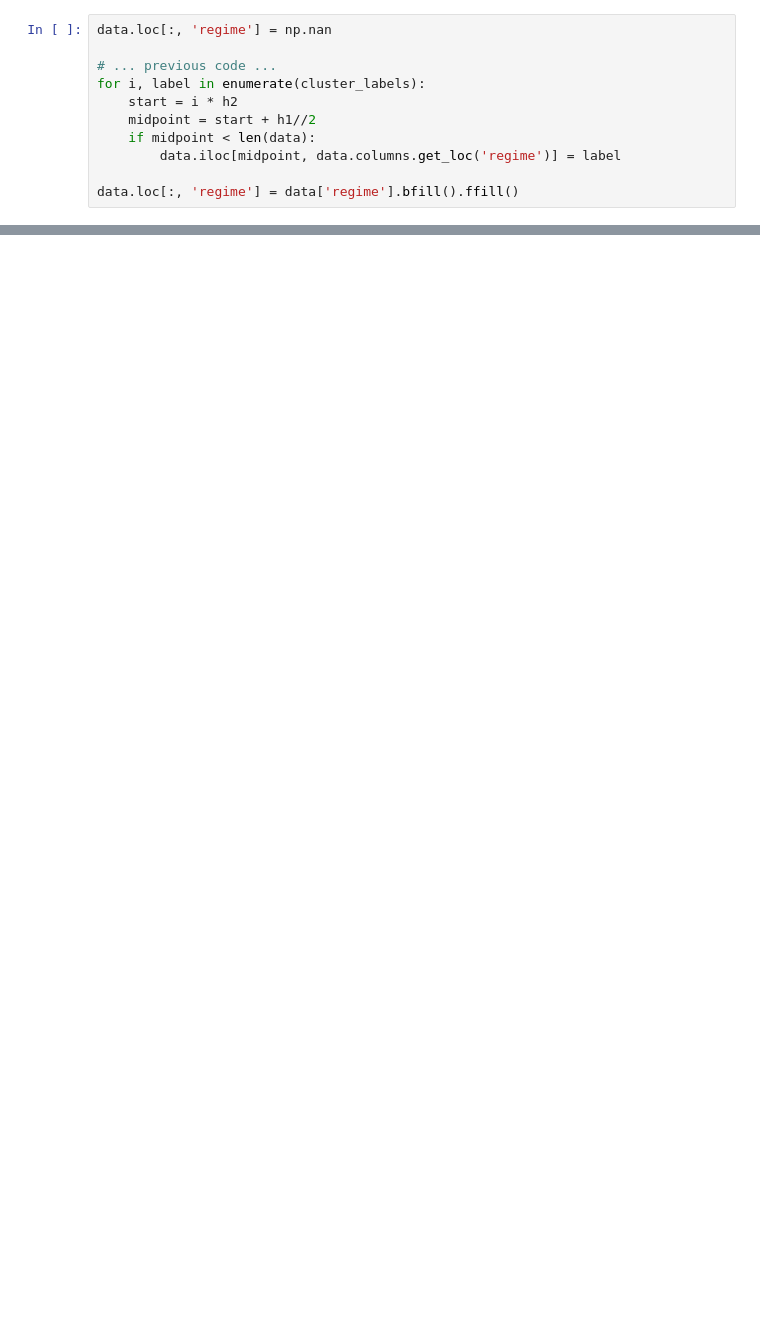
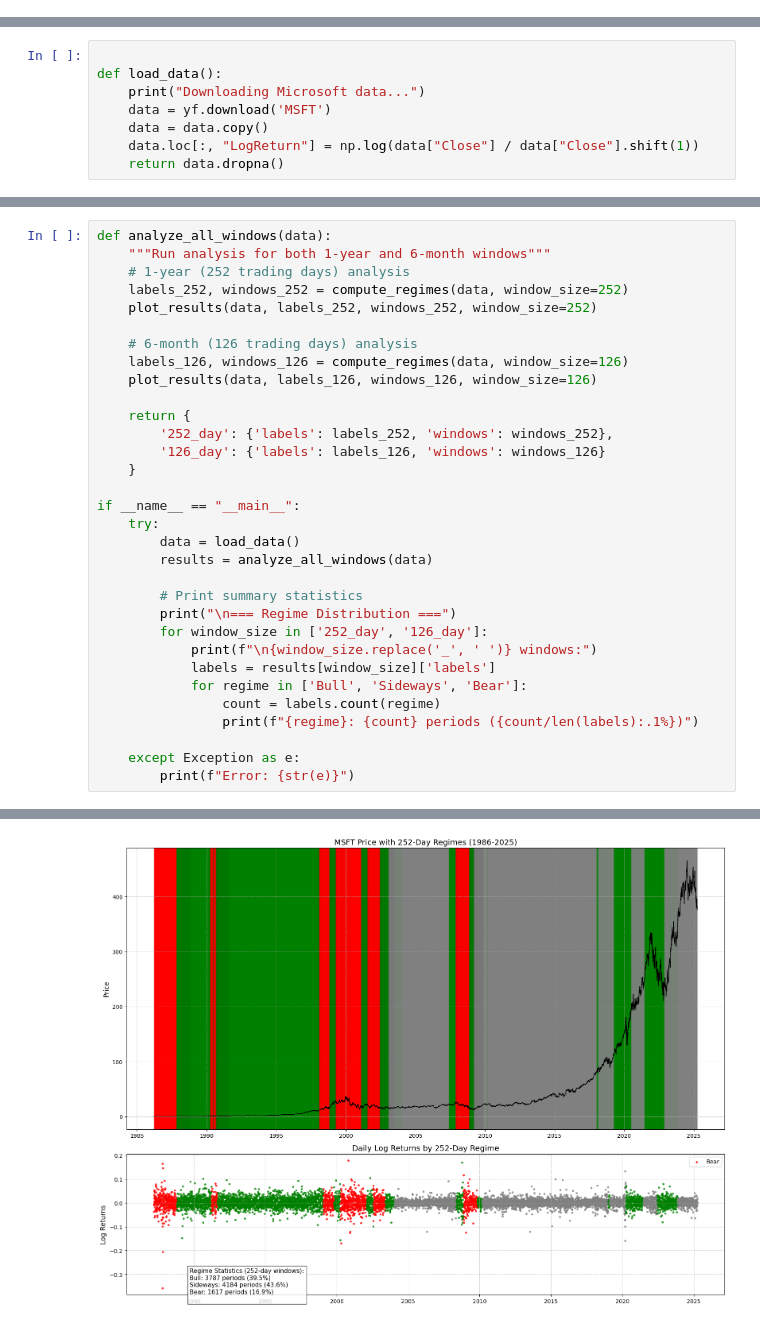
Before and after one commit to ShravaniAWanjari/ensemble-framework-based-market-prediction, a Jupyter notebook: regime.ipynb, the cells around one changed output, grey strips where cells are left out. Cells and saved outputs as stored; diff of their text form; blank space fills up the shorter version.

```diff
--- a/regime.ipynb
+++ b/regime.ipynb
@@ -82,11 +16,0 @@ Assign Labels to original data
-# %%
-data.loc[:, 'regime'] = np.nan
-
-# ... previous code ...
-for i, label in enumerate(cluster_labels):
-    start = i * h2
-    midpoint = start + h1//2
-    if midpoint < len(data):
-        data.iloc[midpoint, data.columns.get_loc('regime')] = label
-
-data.loc[:, 'regime'] = data['regime'].bfill().ffill()
@@ -118,0 +17,8 @@ plt.scatter(data.index, data['Close'], c=data['regime'], cmap='viridis', label='
+# %%
+
+def load_data():
+    print("Downloading Microsoft data...")
+    data = yf.download('MSFT')
+    data = data.copy()
+    data.loc[:, "LogReturn"] = np.log(data["Close"] / data["Close"].shift(1))
+    return data.dropna()
@@ -118,0 +109,33 @@ plt.scatter(data.index, data['Close'], c=data['regime'], cmap='viridis', label='
+# %%
+def analyze_all_windows(data):
+    """Run analysis for both 1-year and 6-month windows"""
+    # 1-year (252 trading days) analysis
+    labels_252, windows_252 = compute_regimes(data, window_size=252)
+    plot_results(data, labels_252, windows_252, window_size=252)
+
+    # 6-month (126 trading days) analysis
+    labels_126, windows_126 = compute_regimes(data, window_size=126)
+    plot_results(data, labels_126, windows_126, window_size=126)
+
+    return {
+        '252_day': {'labels': labels_252, 'windows': windows_252},
+        '126_day': {'labels': labels_126, 'windows': windows_126}
+    }
+
+if __name__ == "__main__":
+    try:
+        data = load_data()
+        results = analyze_all_windows(data)
+
+        # Print summary statistics
+        print("\n=== Regime Distribution ===")
+        for window_size in ['252_day', '126_day']:
+            print(f"\n{window_size.replace('_', ' ')} windows:")
+            labels = results[window_size]['labels']
+            for regime in ['Bull', 'Sideways', 'Bear']:
+                count = labels.count(regime)
+                print(f"{regime}: {count} periods ({count/len(labels):.1%})")
+
+    except Exception as e:
+        print(f"Error: {str(e)}")
+# %% [output]
@@ -118,0 +146 @@ plt.scatter(data.index, data['Close'], c=data['regime'], cmap='viridis', label='
+[figure, added]
```
Also changed, not shown: parts of 21 cells of this notebook, 12 other files.
